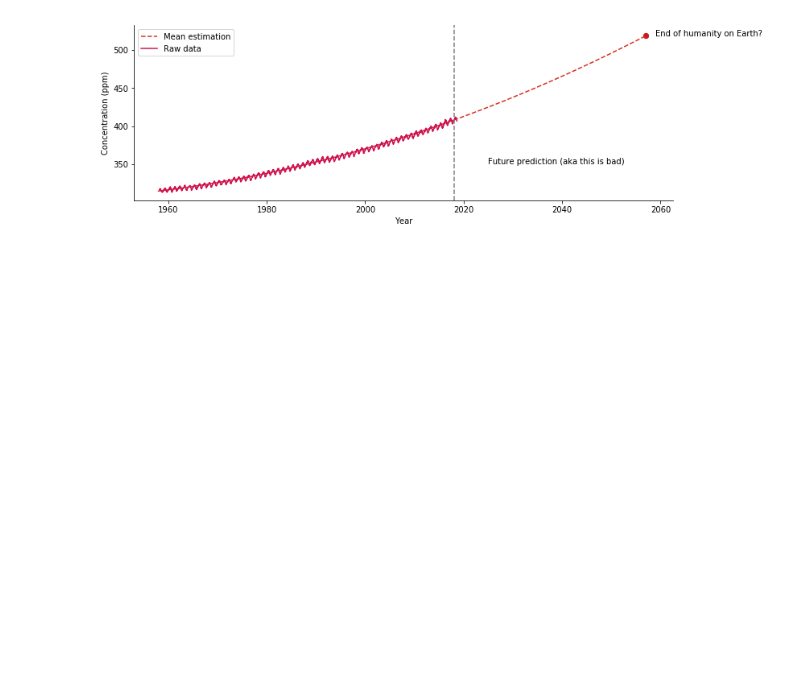
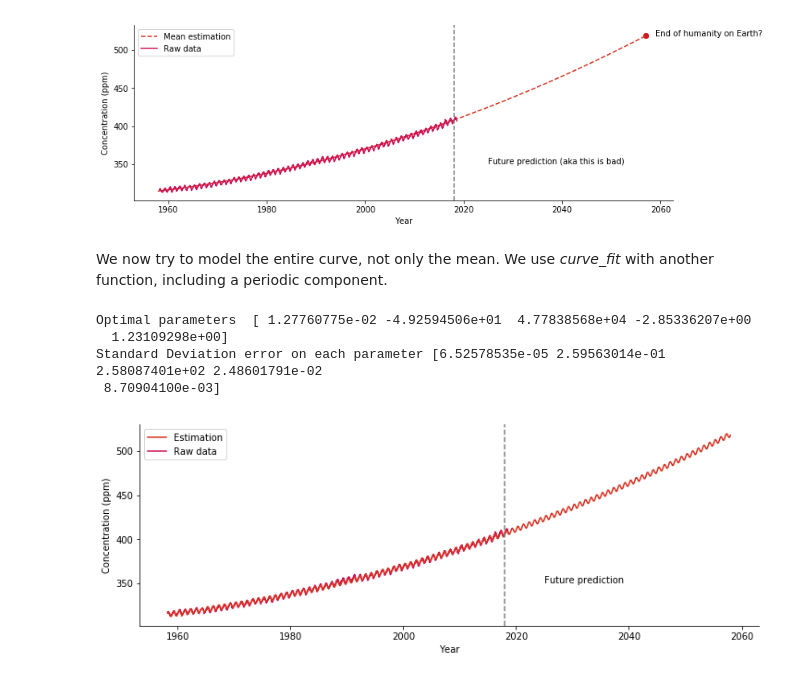
Before and after one commit to Aurele-Barriere/CO2_data_analysis, a Jupyter notebook: evolutionCO2.ipynb, the cells around one changed output. Cells and saved outputs as stored; diff of their text form; code cells hidden in the pictures; blank space fills up the shorter version.

Commit message:
more interpolation with curve_fit

```diff
--- a/evolutionCO2.ipynb
+++ b/evolutionCO2.ipynb
@@ -211,3 +211,40 @@ plt.show()
 Optimal parameters  [ 1.29273141e-02 -4.98457358e+01  4.83524114e+04]
 Standard Deviation error on each parameter [3.24890968e-04 1.29177638e+00 1.28395498e+03]
 [figure]
+# %% [markdown]
+We now try to model the entire curve, not only the mean.
+We use *curve_fit* with another function, including a periodic component.
+# %%
+def func(x, a, b, c, d, e):
+    return (a * x * x + b * x + c) + (d * np.cos(2 * np.pi * x + e))
+# frequency has been fixed to 1 per year
+
+p0 = None
+#p0 = [0.01, -40, 40000, 2, 1] # guesses for the curve_fit function
+popt, pcov = curve_fit(func, dataYear, data['Concentration'], p0)
+print ('Optimal parameters ', popt) # parameters
+#print ('Covariance matrix ', pcov) # covariance
+perr = np.sqrt(np.diag(pcov))
+print ('Standard Deviation error on each parameter', perr)
+
+year_range = np.arange(2018, 2058, 7/365)
+
+f, ax = plt.subplots(1, 1, figsize=[12, 4])
+ax.plot(year_range, func(year_range, popt[0], popt[1], popt[2], popt[3], popt[4]), linestyle='-', c='#d7301f', label='Estimation')
+ax.plot(dataYear, data['Concentration'], c='#ce1256', label='Raw data')
+ax.plot(dataYear, func(dataYear, popt[0], popt[1], popt[2], popt[3], popt[4]), c='#d7301f', label='')
+
+ax.axvline(x=2018, c='gray', linestyle='--')
+ax.set_xlabel("Year")
+ax.set_ylabel("Concentration (ppm)")
+ax.spines['top'].set_visible(False)
+ax.spines['right'].set_visible(False)
+ax.text(2025, 350, 'Future prediction')
+ax.legend()
+plt.show()
+# %% [output]
+Optimal parameters  [ 1.27760775e-02 -4.92594506e+01  4.77838568e+04 -2.85336207e+00
+  1.23109298e+00]
+Standard Deviation error on each parameter [6.52578535e-05 2.59563014e-01 2.58087401e+02 2.48601791e-02
+ 8.70904100e-03]
+[figure, added]
```
Also changed, not shown: parts of 7 cells of this notebook.
